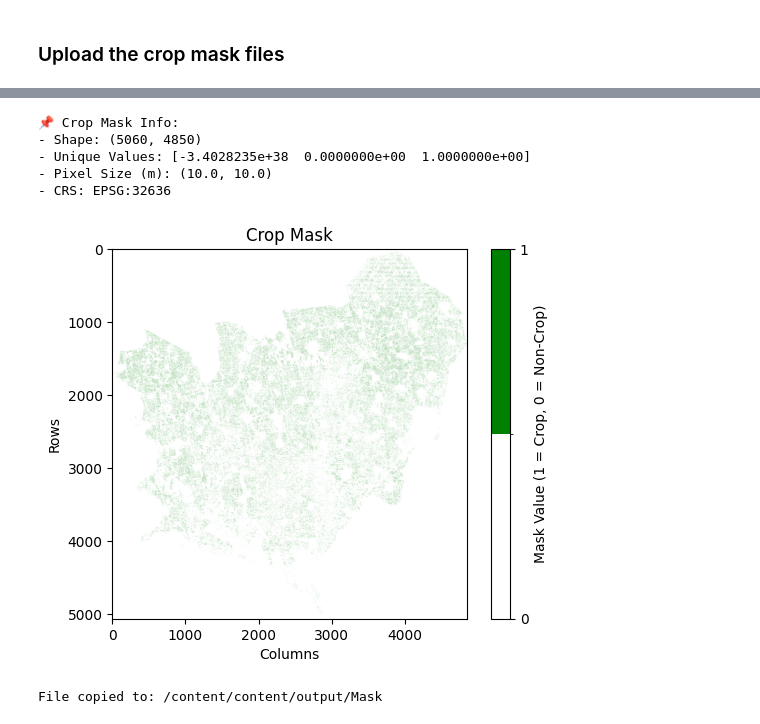
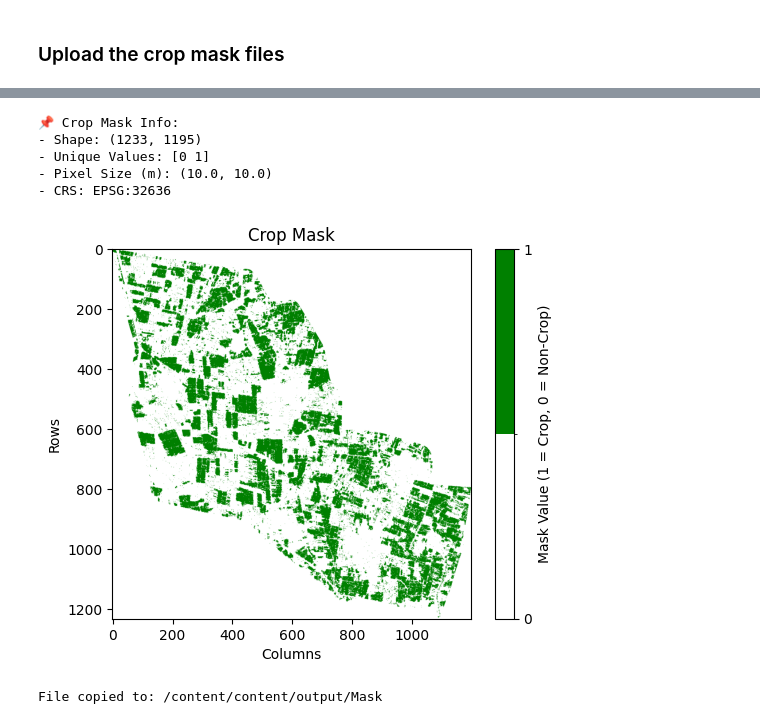
Before and after one commit to wateraccounting/WaPORIPA, a Jupyter notebook: Notebooks_v1.0/Module_2_Seasonal_CWR_GreenBlueETa.ipynb, the cells around one changed output, grey strips where cells are left out. Saved outputs shown, nothing was run; the diff lists cells and outputs as text; code cells hidden in the pictures.

```diff
--- a/Notebooks_v1.0/Module_2_Seasonal_CWR_GreenBlueETa.ipynb
+++ b/Notebooks_v1.0/Module_2_Seasonal_CWR_GreenBlueETa.ipynb
@@ -187,32 +187,32 @@ Saving Gharbiawheat.tif to Gharbiawheat.tif
 # %%
 # Plot Crop mask file and its information (properties)
 # Define the path to the uploaded mask file
-mask_path = "/content/Gharbiawheat.tif"
+mask_path = "/content/GharbiaRice.tif"
 
 # Read the crop mask
 with rasterio.open(mask_path) as mask_src:
     crop_mask = mask_src.read(1)
     pixel_size = mask_src.res
     crs = mask_src.crs.to_string()
     pixel_size_meters = (pixel_size[0] * 111320, pixel_size[1] * 111320) if mask_src.crs.is_geographic else pixel_size
 
 # Display mask info
 print(f"📌 Crop Mask Info:\n- Shape: {crop_mask.shape}\n- Unique Values: {np.unique(crop_mask)}\n"
       f"- Pixel Size (m): {pixel_size_meters}\n- CRS: {crs}")
 
 # Plot crop mask
 plt.imshow(crop_mask, cmap=mcolors.ListedColormap(["white", "green"]), norm=mcolors.BoundaryNorm([0, 0.5, 1], 2))
 plt.colorbar(label="Mask Value (1 = Crop, 0 = Non-Crop)", ticks=[0, 1])
 plt.title("Crop Mask")
 plt.xlabel("Columns")
 plt.ylabel("Rows")
 plt.show()
 # %% [output]
 📌 Crop Mask Info:
-- Shape: (5060, 4850)
-- Unique Values: [-3.4028235e+38  0.0000000e+00  1.0000000e+00]
+- Shape: (1233, 1195)
+- Unique Values: [0 1]
 - Pixel Size (m): (10.0, 10.0)
 - CRS: EPSG:32636
-[figure, old version]
+[figure, new version]
 # %%
 # Copy crop mask file to output directory (same file path as the seasonal datasets)
```
Also changed, not shown: parts of 22 cells of this notebook.
